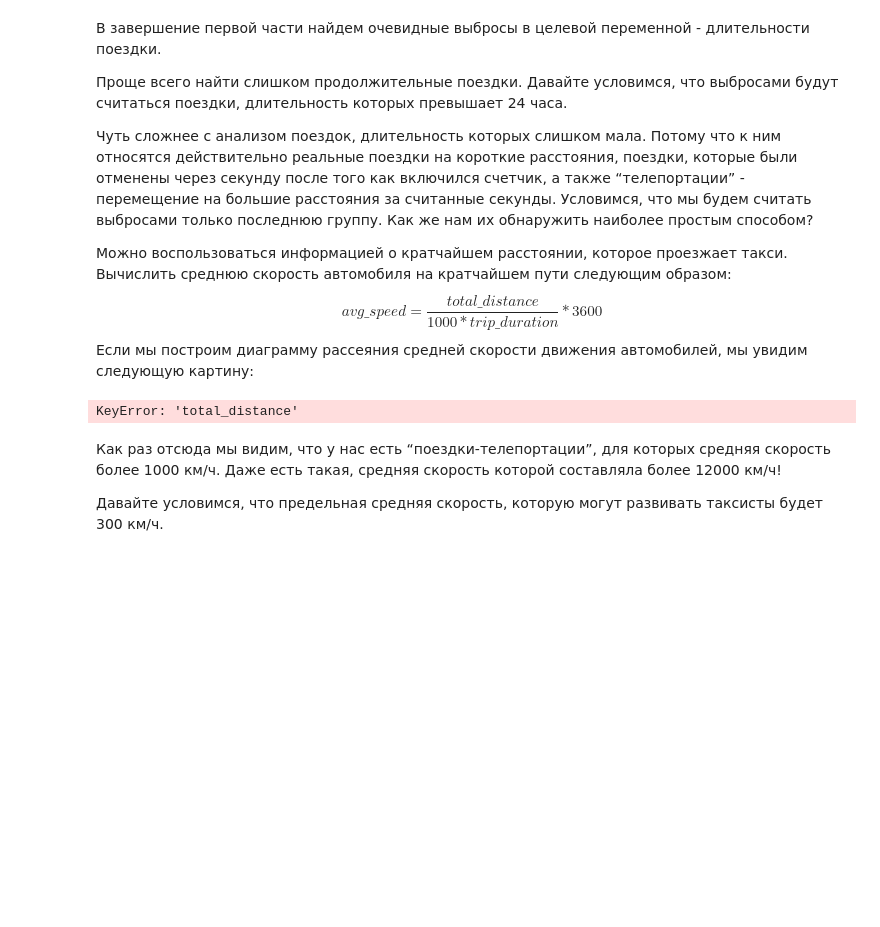
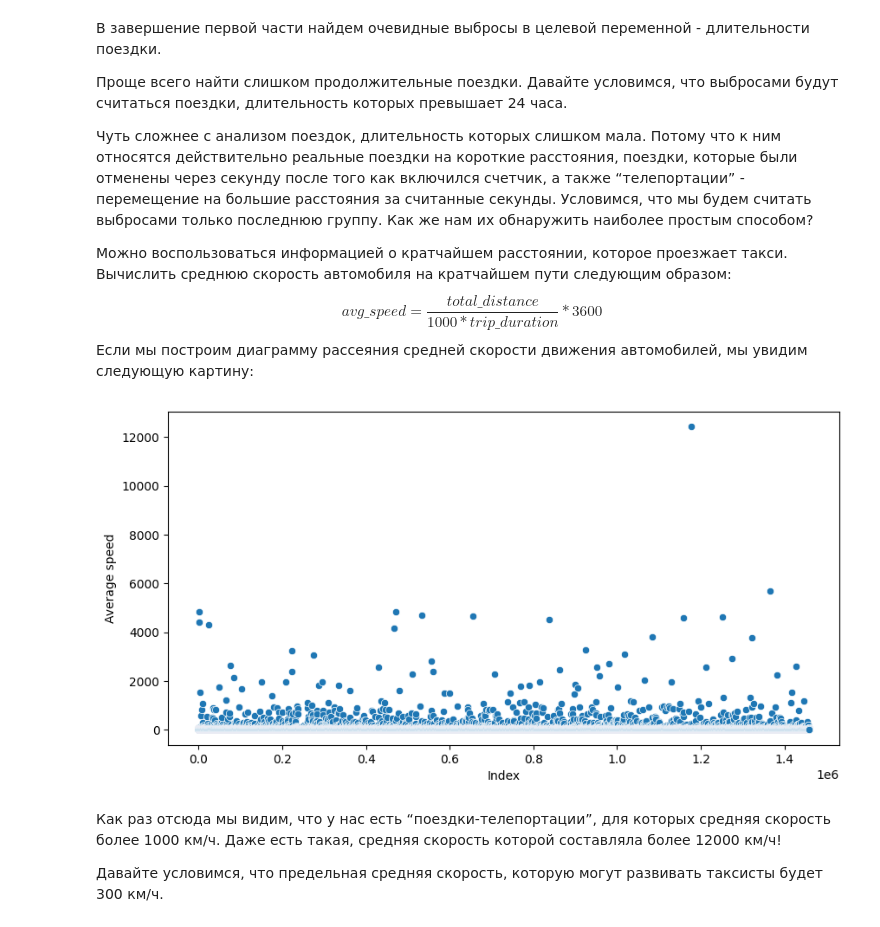
Before and after one commit to GorRatsy/skillfactory_projects, a Jupyter notebook: Regression_Project5/Project5.ipynb, the cells around one changed output. Drawn from its saved outputs; the diff is of its cells as text; code cells hidden in the pictures; blank space fills up the shorter version.

```diff
--- a/Regression_Project5/Project5.ipynb
+++ b/Regression_Project5/Project5.ipynb
@@ -356,6 +356,8 @@ print(empty_weather*100)
 False    99.175124
 True      0.824876
 Name: events, dtype: float64
+# %%
+df.drop(['date','hour'], axis=1,inplace=True)
 # %% [markdown]
 ## Задание 2.10.
 Реализуйте функцию fill_null_weather_data(), которая принимает на вход которая принимает на вход таблицу с данными о поездках. Функция должна заполнять пропущенные значения в столбцах.
@@ -370,0 +371,22 @@ Name: events, dtype: float64
+# %%
+for_null_proc_df = df[['temperature', 'visibility', 'wind speed', 'precip', 'pickup_date']]
+
+def fill_null_weather_data(df):
+    for i in df.columns:
+        if i != 'pickup_date':
+            df[i] = df[i].fillna(
+                df.groupby('pickup_date')[i].transform('median')
+            )
+        else:
+            pass
+
+    return df
+
+for_null_proc_df = fill_null_weather_data(for_null_proc_df)
+
+df[['temperature', 'visibility', 'wind speed', 'precip', 'pickup_date']] = for_null_proc_df
+df.events.fillna('None', inplace=True)
+
+osrm_empty = ['total_distance', 'total_travel_time', 'number_of_steps']
+for i in osrm_empty:
+    df[i].fillna(df[i].median(), inplace=True)
@@ -380,10 +423,10 @@ Name: events, dtype: float64
 $$avg\_speed= \frac{total\_distance}{1000*trip\_duration}*3600$$
 Если мы построим диаграмму рассеяния средней скорости движения автомобилей, мы увидим следующую картину:
 # %%
-avg_speed = taxi_data['total_distance'] / taxi_data['trip_duration'] * 3.6
+avg_speed = df['total_distance'] / df['trip_duration'] * 3.6
 fig, ax = plt.subplots(figsize=(10, 5))
 sns.scatterplot(x=avg_speed.index, y=avg_speed, ax=ax)
 ax.set_xlabel('Index')
 ax.set_ylabel('Average speed');
 # %% [output]
-KeyError: 'total_distance'
+[figure, added]
```
Also changed, not shown: parts of 9 cells of this notebook.
